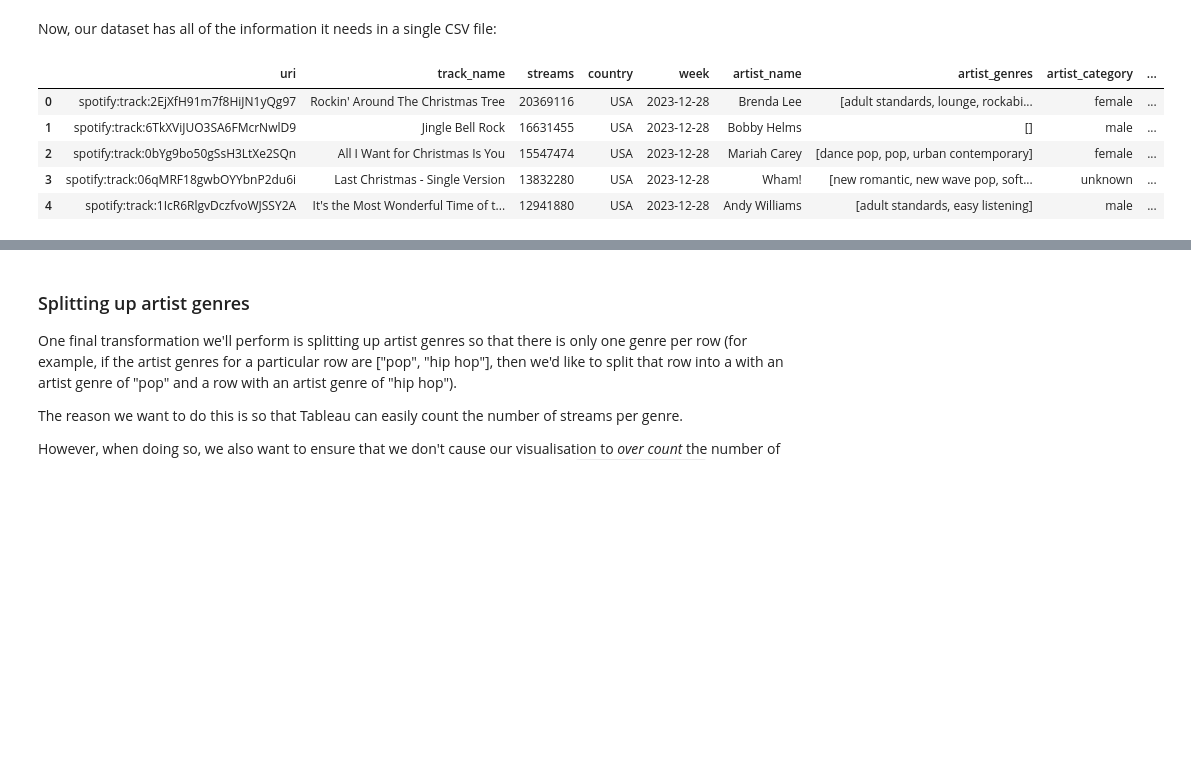
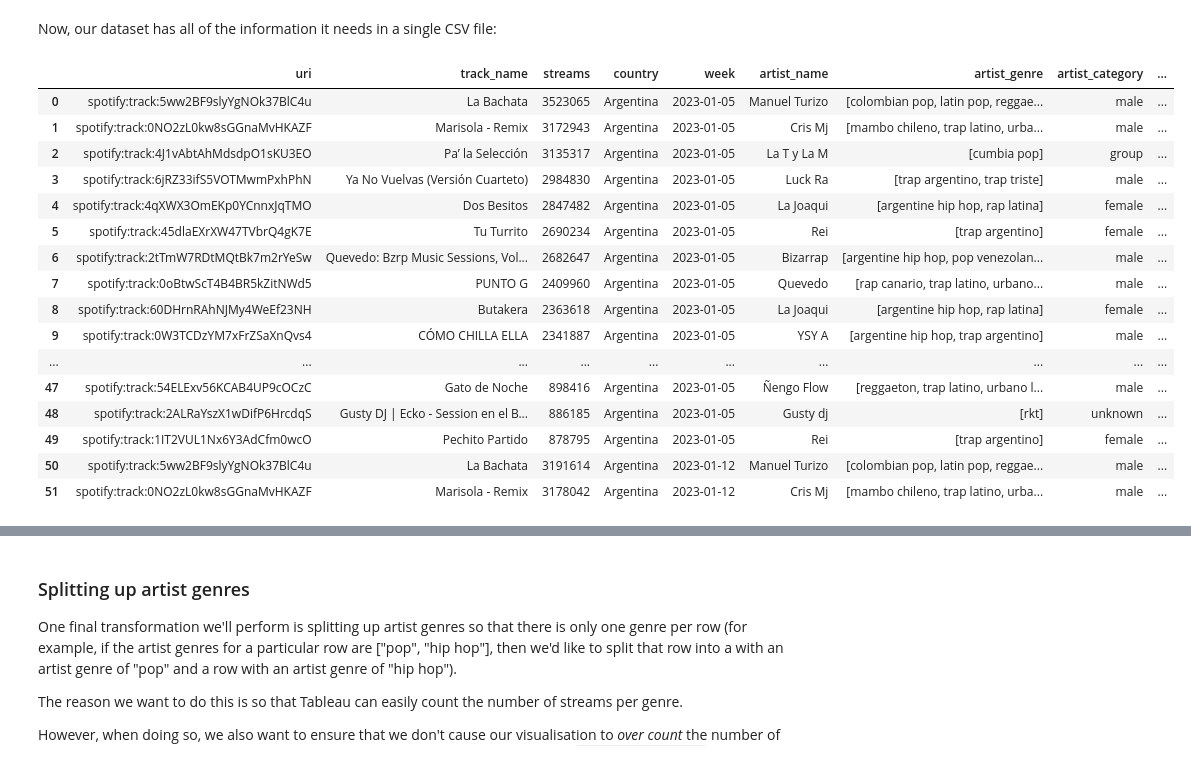
Before and after one commit to seanscofield/info_vis_spotify_project, a Jupyter notebook: Info Vis Spotify Preprocessing.ipynb, the cells around one changed output, grey strips where cells are left out. Cells and saved outputs as stored; diff of their text form; code cells hidden in the pictures; blank space fills up the shorter version.

```diff
--- a/Info Vis Spotify Preprocessing.ipynb
+++ b/Info Vis Spotify Preprocessing.ipynb
@@ -386,11 +392,22 @@ df_w_artist_information = update_dataframe_with_artist_info(df, track_artist_map
 # %% [markdown]
 Now, our dataset has all of the information it needs in a single CSV file:
 # %%
-df_w_artist_information.head()
+df_w_artist_information.head(52)
 # %% [output]
-|  | uri | track_name | streams | country | week | artist_name | artist_genres | artist_category | ... |
-| 0 | spotify:track:2EjXfH91m7f8HiJN1yQg97 | Rockin' Around The Christmas Tree | 20369116 | USA | 2023-12-28 | Brenda Lee | [adult standards, lounge, rockabi... | female | ... |
-| 1 | spotify:track:6TkXViJUO3SA6FMcrNwlD9 | Jingle Bell Rock | 16631455 | USA | 2023-12-28 | Bobby Helms | [] | male | ... |
-| 2 | spotify:track:0bYg9bo50gSsH3LtXe2SQn | All I Want for Christmas Is You | 15547474 | USA | 2023-12-28 | Mariah Carey | [dance pop, pop, urban contemporary] | female | ... |
-| 3 | spotify:track:06qMRF18gwbOYYbnP2du6i | Last Christmas - Single Version | 13832280 | USA | 2023-12-28 | Wham! | [new romantic, new wave pop, soft... | unknown | ... |
-| 4 | spotify:track:1IcR6RlgvDczfvoWJSSY2A | It's the Most Wonderful Time of t... | 12941880 | USA | 2023-12-28 | Andy Williams | [adult standards, easy listening] | male | ... |
+|  | uri | track_name | streams | country | week | artist_name | artist_genre | artist_category | ... |
+| 0 | spotify:track:5ww2BF9slyYgNOk37BlC4u | La Bachata | 3523065 | Argentina | 2023-01-05 | Manuel Turizo | [colombian pop, latin pop, reggae... | male | ... |
+| 1 | spotify:track:0NO2zL0kw8sGGnaMvHKAZF | Marisola - Remix | 3172943 | Argentina | 2023-01-05 | Cris Mj | [mambo chileno, trap latino, urba... | male | ... |
+| 2 | spotify:track:4J1vAbtAhMdsdpO1sKU3EO | Pa’ la Selección | 3135317 | Argentina | 2023-01-05 | La T y La M | [cumbia pop] | group | ... |
+| 3 | spotify:track:6jRZ33ifS5VOTMwmPxhPhN | Ya No Vuelvas (Versión Cuarteto) | 2984830 | Argentina | 2023-01-05 | Luck Ra | [trap argentino, trap triste] | male | ... |
+| 4 | spotify:track:4qXWX3OmEKp0YCnnxJqTMO | Dos Besitos | 2847482 | Argentina | 2023-01-05 | La Joaqui | [argentine hip hop, rap latina] | female | ... |
+| 5 | spotify:track:45dlaEXrXW47TVbrQ4gK7E | Tu Turrito | 2690234 | Argentina | 2023-01-05 | Rei | [trap argentino] | female | ... |
+| 6 | spotify:track:2tTmW7RDtMQtBk7m2rYeSw | Quevedo: Bzrp Music Sessions, Vol... | 2682647 | Argentina | 2023-01-05 | Bizarrap | [argentine hip hop, pop venezolan... | male | ... |
+| 7 | spotify:track:0oBtwScT4B4BR5kZitNWd5 | PUNTO G | 2409960 | Argentina | 2023-01-05 | Quevedo | [rap canario, trap latino, urbano... | male | ... |
+| 8 | spotify:track:60DHrnRAhNJMy4WeEf23NH | Butakera | 2363618 | Argentina | 2023-01-05 | La Joaqui | [argentine hip hop, rap latina] | female | ... |
+| 9 | spotify:track:0W3TCDzYM7xFrZSaXnQvs4 | CÓMO CHILLA ELLA | 2341887 | Argentina | 2023-01-05 | YSY A | [argentine hip hop, trap argentino] | male | ... |
+| ... | ... | ... | ... | ... | ... | ... | ... | ... | ... |
+| 47 | spotify:track:54ELExv56KCAB4UP9cOCzC | Gato de Noche | 898416 | Argentina | 2023-01-05 | Ñengo Flow | [reggaeton, trap latino, urbano l... | male | ... |
+| 48 | spotify:track:2ALRaYszX1wDifP6HrcdqS | Gusty DJ | Ecko - Session en el B... | 886185 | Argentina | 2023-01-05 | Gusty dj | [rkt] | unknown | ... |
+| 49 | spotify:track:1IT2VUL1Nx6Y3AdCfm0wcO | Pechito Partido | 878795 | Argentina | 2023-01-05 | Rei | [trap argentino] | female | ... |
+| 50 | spotify:track:5ww2BF9slyYgNOk37BlC4u | La Bachata | 3191614 | Argentina | 2023-01-12 | Manuel Turizo | [colombian pop, latin pop, reggae... | male | ... |
+| 51 | spotify:track:0NO2zL0kw8sGGnaMvHKAZF | Marisola - Remix | 3178042 | Argentina | 2023-01-12 | Cris Mj | [mambo chileno, trap latino, urba... | male | ... |
```
Also changed, not shown: parts of 11 cells of this notebook.
